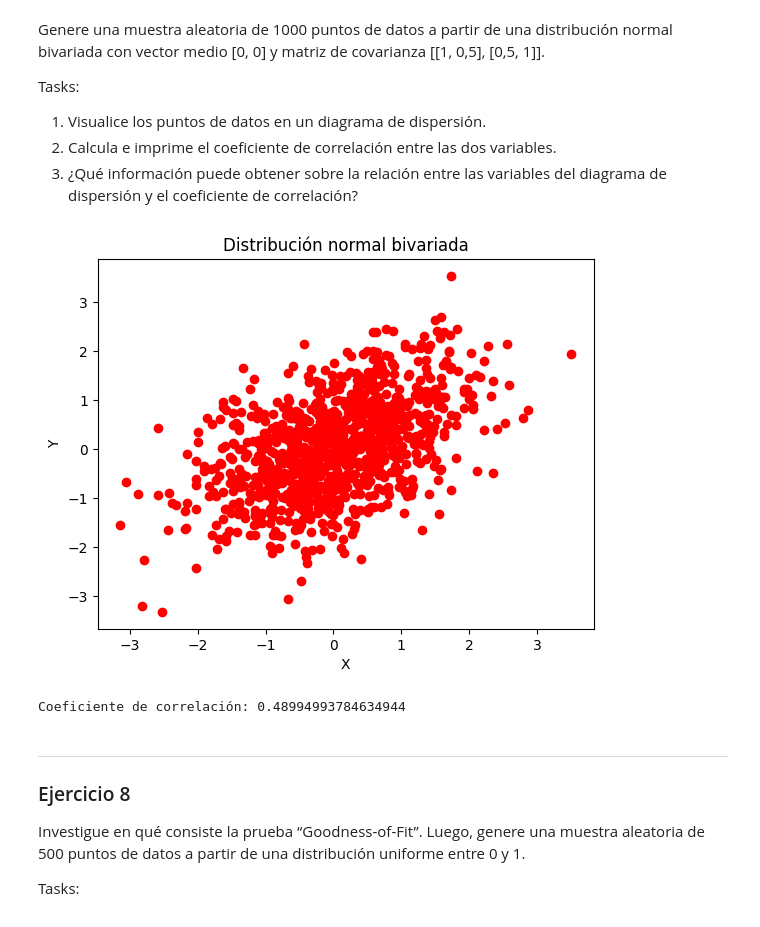
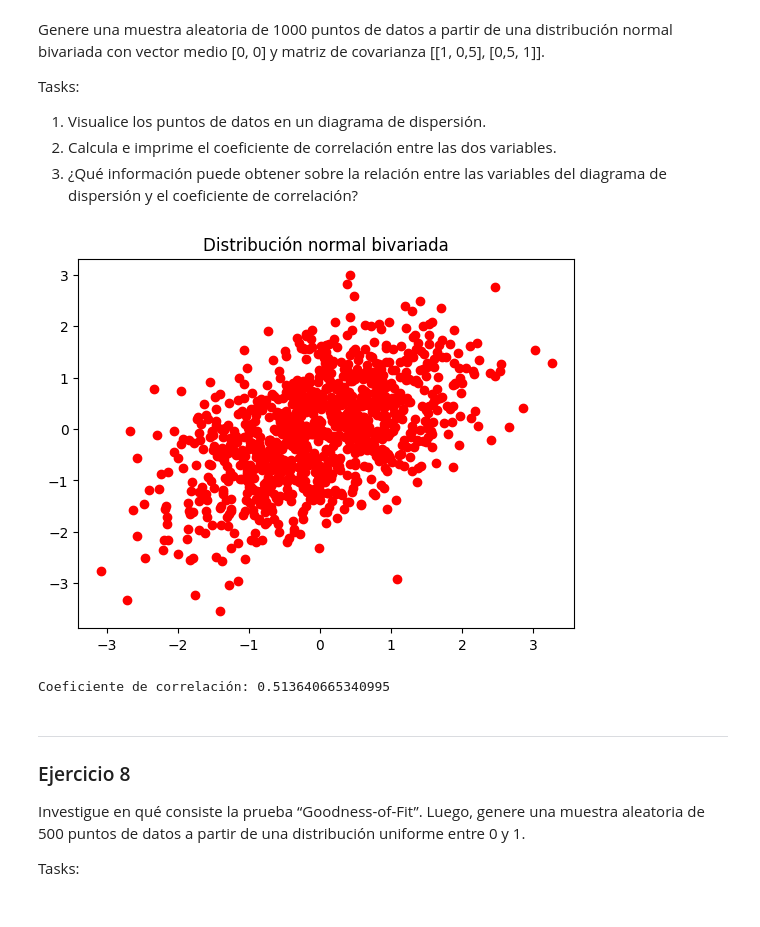
Before and after one commit to stefanoaragoni/simulacion_lab1, a Jupyter notebook: main.ipynb, the cells around one changed output. Drawn from its saved outputs; the diff is of its cells as text; code cells hidden in the pictures.

```diff
--- a/main.ipynb
+++ b/main.ipynb
@@ -215,22 +219,20 @@ coeficiente de correlación?
 # %%
 vector_medio = [0, 0]
 matriz_cov = [[1, 0.5], [0.5, 1]]
 
 dist_biv = np.random.multivariate_normal(vector_medio, matriz_cov, 1000).T
 
 #7.1
 plt.scatter(dist_biv[0], dist_biv[1], c='r', marker='o')
-plt.xlabel('X')
-plt.ylabel('Y')
 plt.title('Distribución normal bivariada')
 plt.show()
 
 #7.2
 correlation_coefficient = np.corrcoef(dist_biv[0], dist_biv[1])[0, 1]
 print("Coeficiente de correlación:", correlation_coefficient)
 # %% [output]
-[figure, old version]
+[figure, new version]
-Coeficiente de correlación: 0.48994993784634944
+Coeficiente de correlación: 0.513640665340995
 # %% [markdown]
 ---------
 ### Ejercicio 8
```
Also changed, not shown: parts of 4 cells of this notebook.
